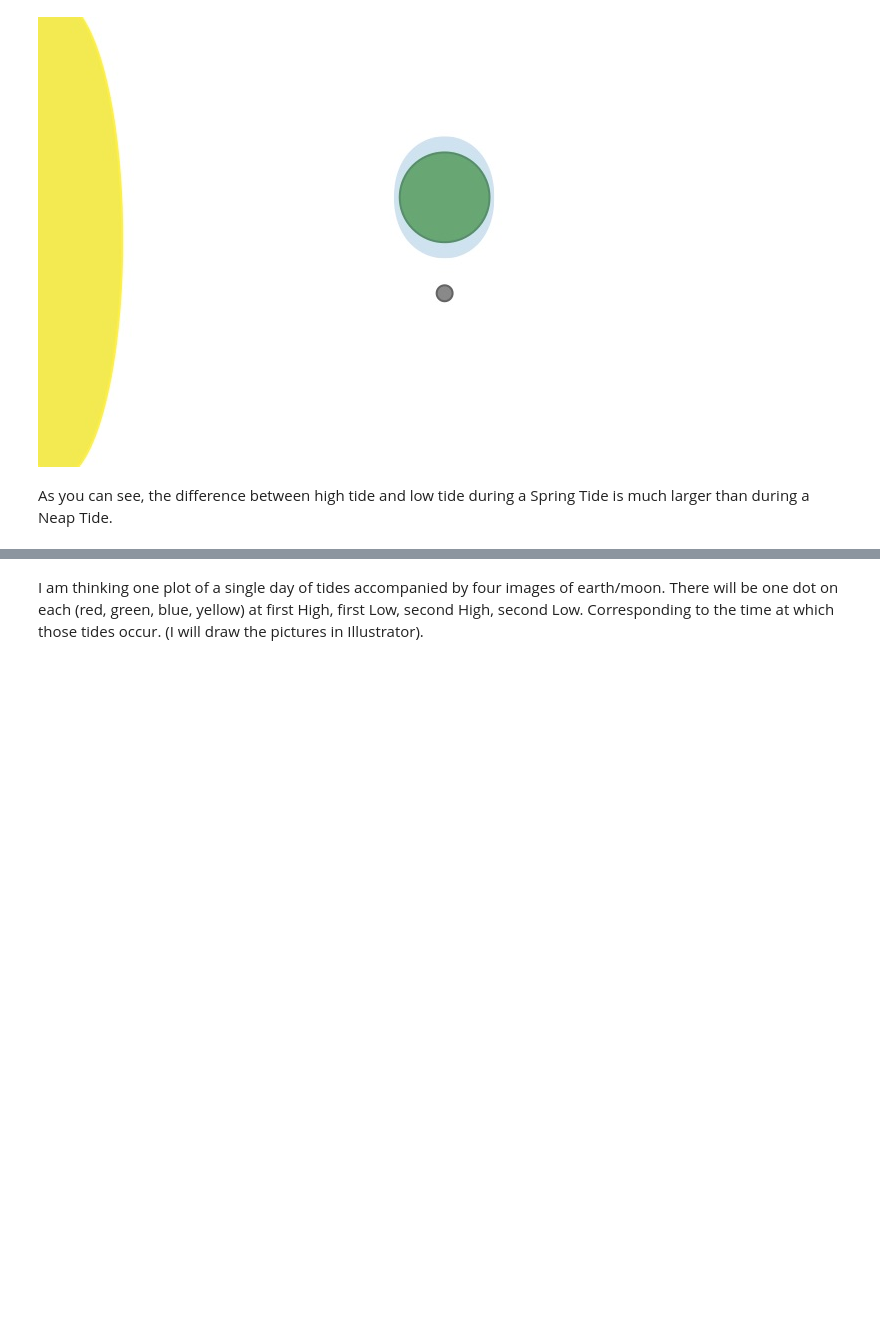
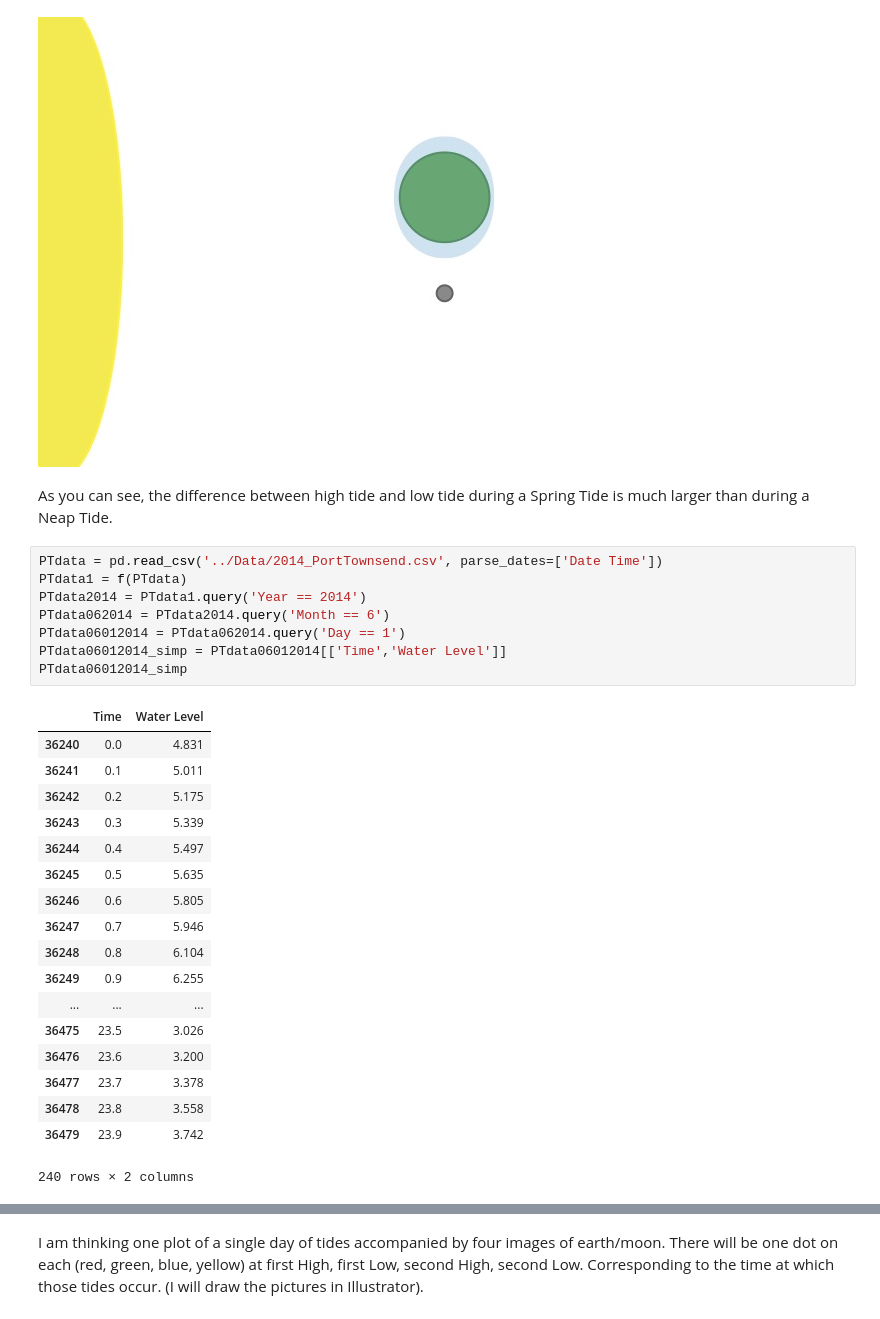
Before and after one commit to mguerrap/tydal, a Jupyter notebook: analysis/Module1_Tides_AA.ipynb, the cells around one changed output, grey strips where cells are left out. Saved outputs shown, nothing was run; the diff lists cells and outputs as text; blank space fills up the shorter version.

```diff
--- a/analysis/Module1_Tides_AA.ipynb
+++ b/analysis/Module1_Tides_AA.ipynb
@@ -175,3 +175,30 @@ Image("../Figures/FirstQuarter.jpg")
 [figure]
 # %% [markdown]
 As you can see, the difference between high tide and low tide during a Spring Tide is much larger than during a Neap Tide.
+# %%
+PTdata = pd.read_csv('../Data/2014_PortTownsend.csv', parse_dates=['Date Time'])
+PTdata1 = f(PTdata)
+PTdata2014 = PTdata1.query('Year == 2014')
+PTdata062014 = PTdata2014.query('Month == 6')
+PTdata06012014 = PTdata062014.query('Day == 1')
+PTdata06012014_simp = PTdata06012014[['Time','Water Level']]
+PTdata06012014_simp
+# %% [output]
+|  | Time | Water Level |
+| 36240 | 0.0 | 4.831 |
+| 36241 | 0.1 | 5.011 |
+| 36242 | 0.2 | 5.175 |
+| 36243 | 0.3 | 5.339 |
+| 36244 | 0.4 | 5.497 |
+| 36245 | 0.5 | 5.635 |
+| 36246 | 0.6 | 5.805 |
+| 36247 | 0.7 | 5.946 |
+| 36248 | 0.8 | 6.104 |
+| 36249 | 0.9 | 6.255 |
+| ... | ... | ... |
+| 36475 | 23.5 | 3.026 |
+| 36476 | 23.6 | 3.200 |
+| 36477 | 23.7 | 3.378 |
+| 36478 | 23.8 | 3.558 |
+| 36479 | 23.9 | 3.742 |
+240 rows × 2 columns
```
Also changed, not shown: parts of 3 cells of this notebook.
